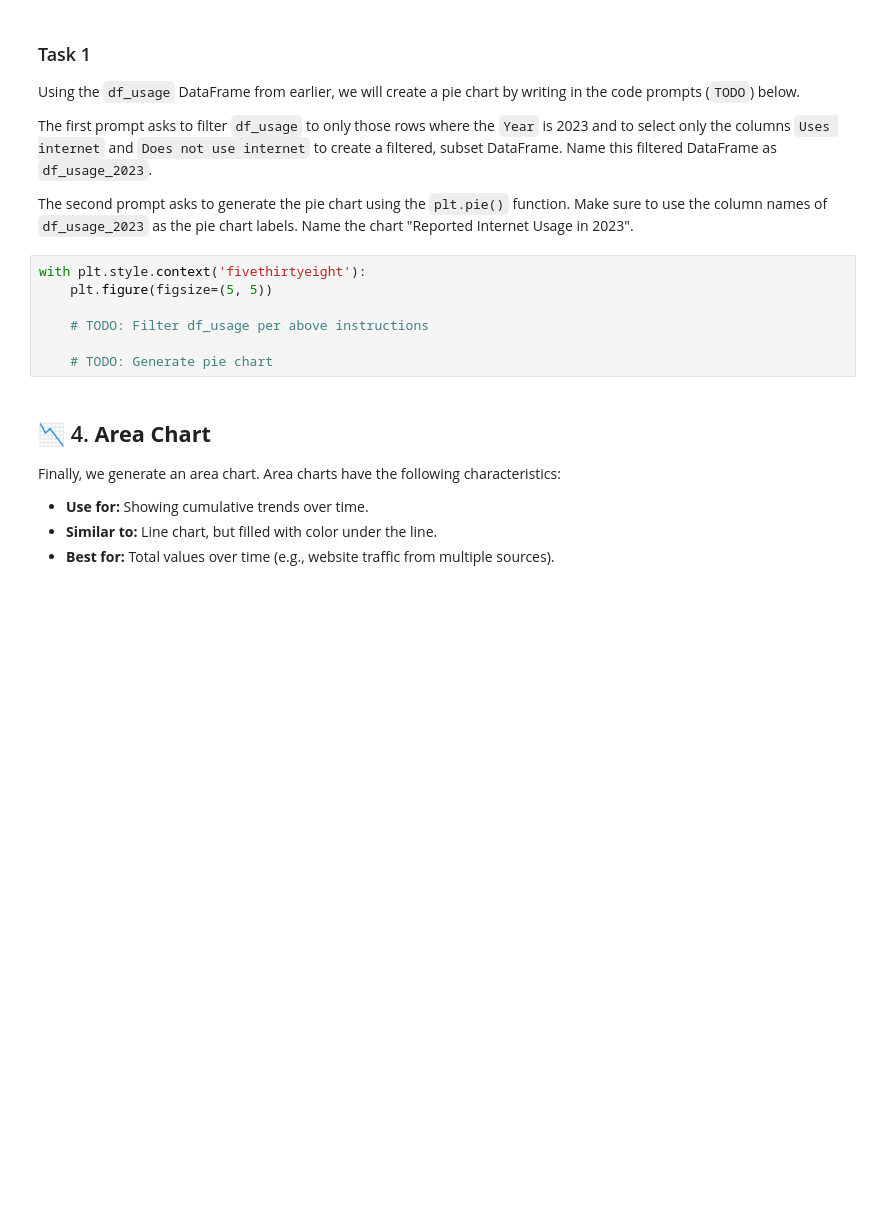
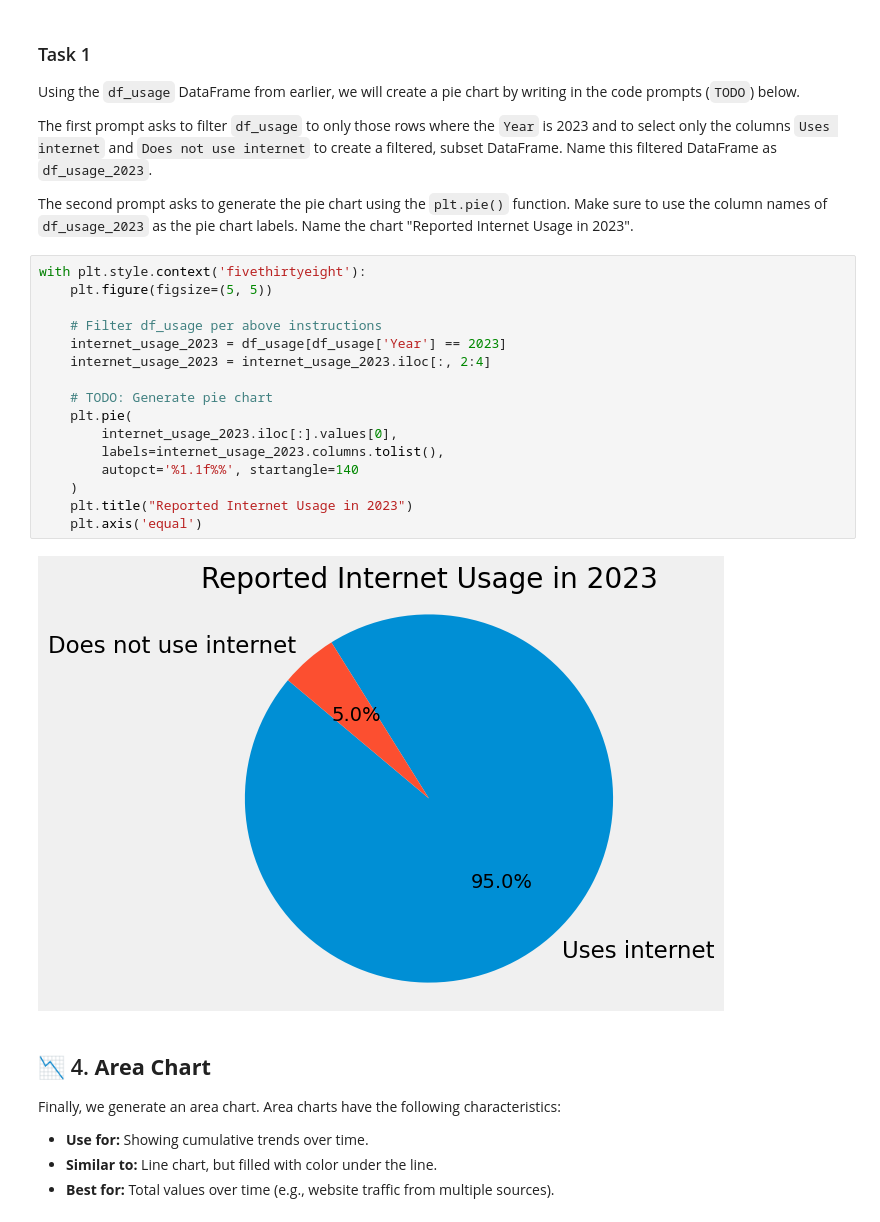
Before and after one commit to yuri-spizhovyi-mit/ET6-ML, a Jupyter notebook: Session1__data_analysis/notebooks/DataVisualization_HW1_Assignment.ipynb, the cells around one changed output. Saved outputs shown, nothing was run; the diff lists cells and outputs as text; blank space fills up the shorter version.

```diff
--- a/Session1__data_analysis/notebooks/DataVisualization_HW1_Assignment.ipynb
+++ b/Session1__data_analysis/notebooks/DataVisualization_HW1_Assignment.ipynb
@@ -278,10 +314,21 @@ The second prompt asks to generate the pie chart using the `plt.pie()` function.
 # %%
 with plt.style.context('fivethirtyeight'):
     plt.figure(figsize=(5, 5))
 
-    # TODO: Filter df_usage per above instructions
+    # Filter df_usage per above instructions
+    internet_usage_2023 = df_usage[df_usage['Year'] == 2023]
+    internet_usage_2023 = internet_usage_2023.iloc[:, 2:4]
 
     # TODO: Generate pie chart
+    plt.pie(
+        internet_usage_2023.iloc[:].values[0],
+        labels=internet_usage_2023.columns.tolist(),
+        autopct='%1.1f%%', startangle=140
+    )
+    plt.title("Reported Internet Usage in 2023")
+    plt.axis('equal')
+# %% [output]
+[figure, added]
 # %% [markdown]
 ## 📉 4. **Area Chart**
 
```
Also changed, not shown: parts of 11 cells of this notebook.
